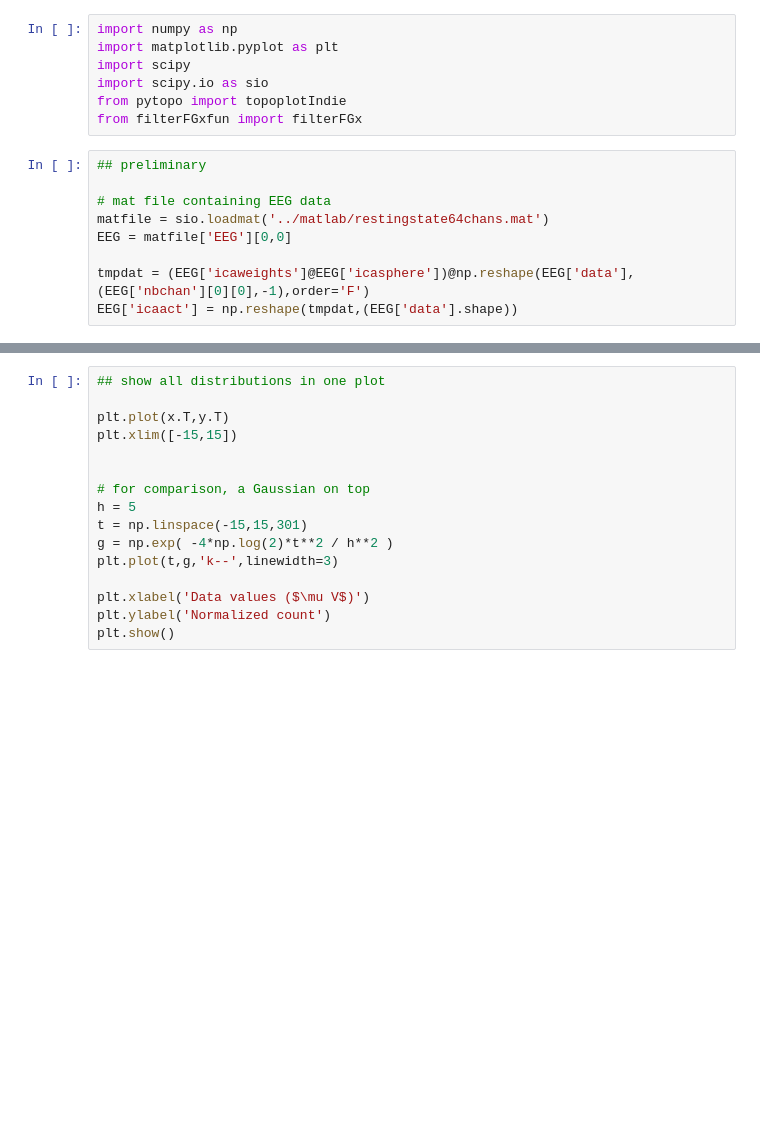
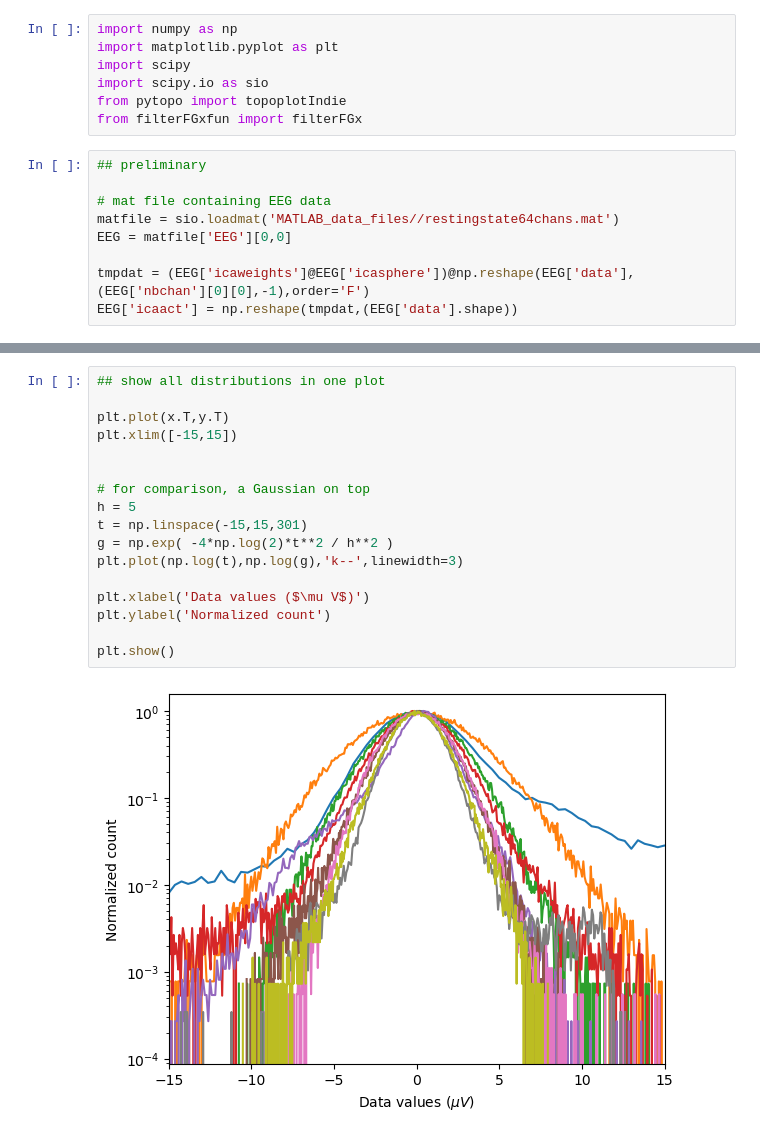
Before and after one commit to Rfsuther/PCA-multivariate-signal-processing, a Jupyter notebook: DRSS_ICA_realData.ipynb, the cells around one changed output, grey strips where cells are left out. Cells and saved outputs as stored; diff of their text form; blank space fills up the shorter version.

```diff
--- a/DRSS_ICA_realData.ipynb
+++ b/DRSS_ICA_realData.ipynb
@@ -14,7 +14,7 @@ from filterFGxfun import filterFGx
 ## preliminary
 
 # mat file containing EEG data
-matfile = sio.loadmat('../matlab/restingstate64chans.mat')
+matfile = sio.loadmat('MATLAB_data_files//restingstate64chans.mat')
 EEG = matfile['EEG'][0,0]
 
 tmpdat = (EEG['icaweights']@EEG['icasphere'])@np.reshape(EEG['data'],(EEG['nbchan'][0][0],-1),order='F')
@@ -61,16 +65,19 @@ plt.show()
 # %%
 ## show all distributions in one plot
 
 plt.plot(x.T,y.T)
 plt.xlim([-15,15])
 
 
 # for comparison, a Gaussian on top
 h = 5
 t = np.linspace(-15,15,301)
 g = np.exp( -4*np.log(2)*t**2 / h**2 )
-plt.plot(t,g,'k--',linewidth=3)
+plt.plot(np.log(t),np.log(g),'k--',linewidth=3)
 
 plt.xlabel('Data values ($\mu V$)')
 plt.ylabel('Normalized count')
+
 plt.show()
+# %% [output]
+[figure, added]
```
Also changed, not shown: parts of 2 cells of this notebook, 18 other files.
